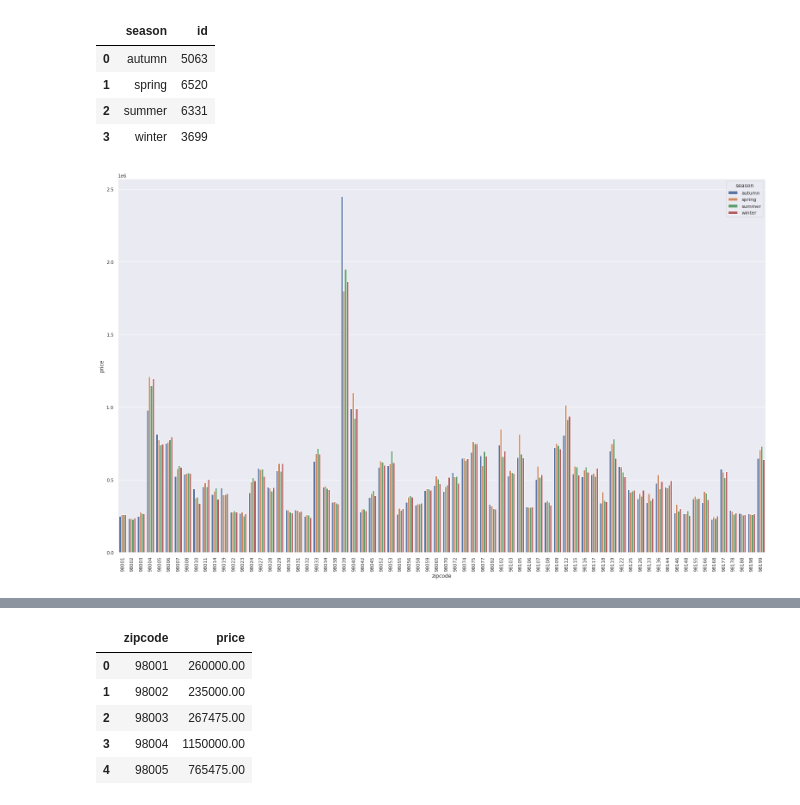
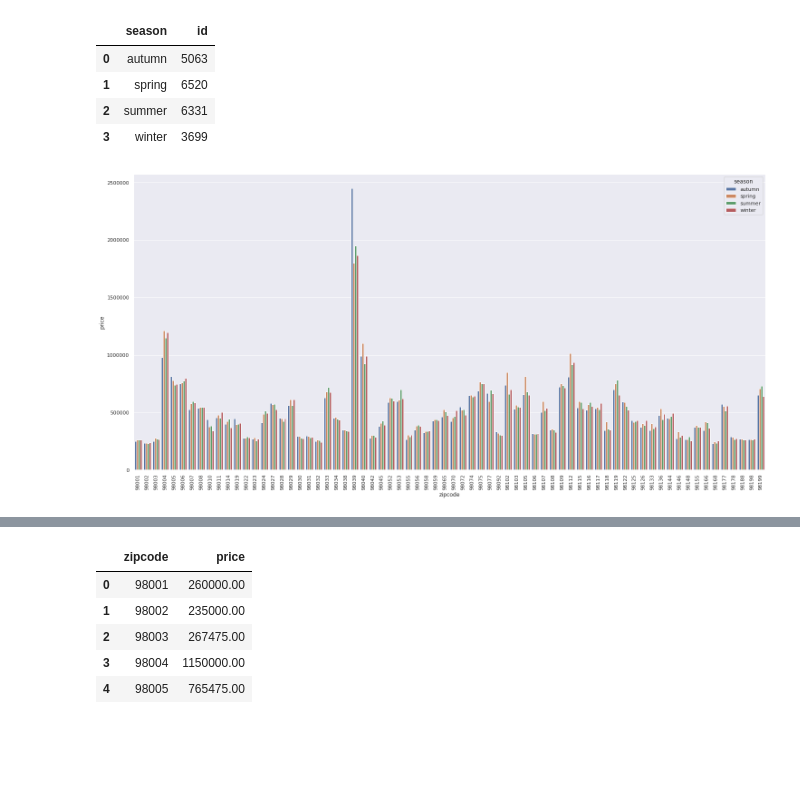
Before and after one commit to VictorTerror/House_Sales_Insights, a Jupyter notebook: 01_house_sales_insights.ipynb, the cells around one changed output, grey strips where cells are left out. Cells and saved outputs as stored; diff of their text form; code cells hidden in the pictures; blank space fills up the shorter version.

```diff
--- a/01_house_sales_insights.ipynb
+++ b/01_house_sales_insights.ipynb
@@ -317,4 +283,7 @@ df2['week_of_year'] = df2['date'].dt.weekofyear
 
 # Estações
 df2['season'] = df2['month'].apply( lambda x: 'winter' if x in [12, 1 ,2] else 'spring' if x in [3, 4, 5] else 'summer' if x in [6, 7, 8] else 'autumn' )
+
+# Porão
+df2['basement'] = df3['sqft_basement'].apply( lambda x: 1 if x > 0 else 0 )
 # %%
@@ -467,6 +454,7 @@ quant_season
 # %%
 by_zip_season = df3[['price','zipcode', 'season']].groupby( ['zipcode', 'season'] ).median().reset_index()
 sns.barplot( x='zipcode', y='price', hue='season', data=by_zip_season );
 plt.xticks( rotation=90);
+plt.ticklabel_format(style='plain', axis='y');
 # %% [output]
-[figure, old version]
+[figure, new version]
```
Also changed, not shown: parts of 60 cells of this notebook.
